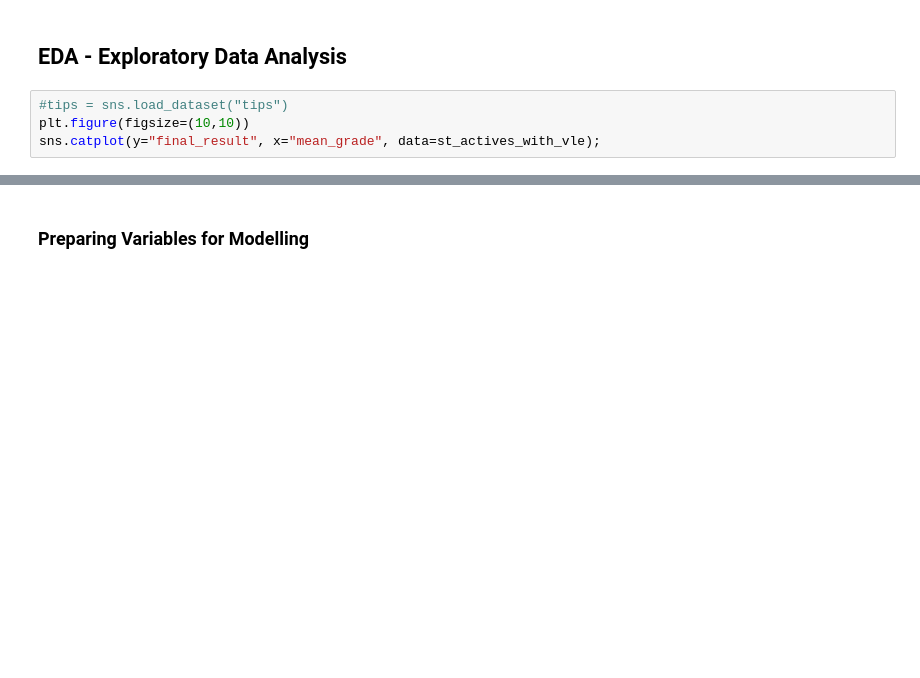
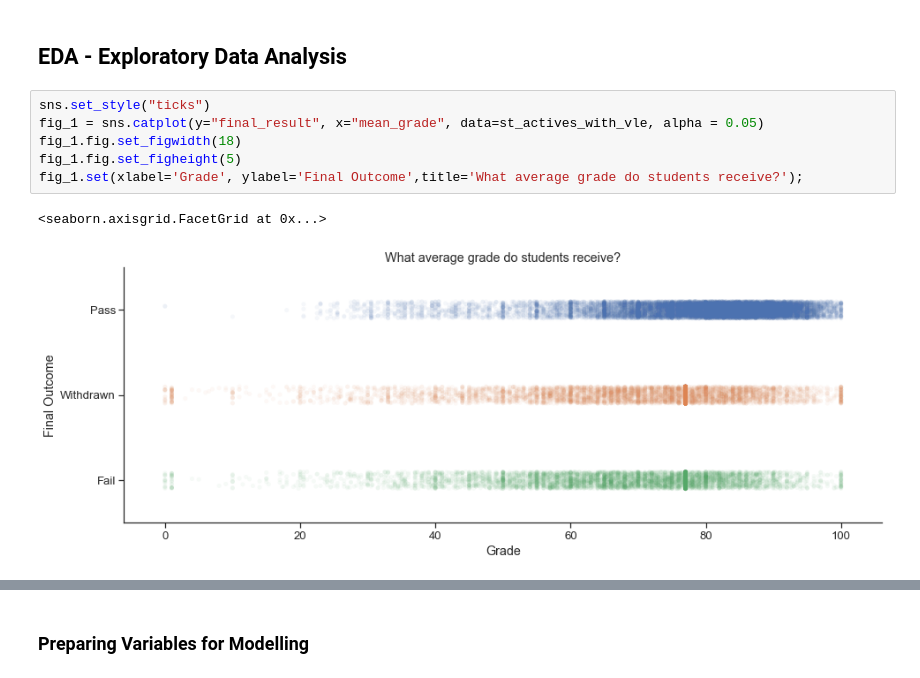
Before and after one commit to nikolholicka/curriculum, a Jupyter notebook: mod6/project_ideas/project_idea_2.ipynb, the cells around one changed output, grey strips where cells are left out. Cells and saved outputs as stored; diff of their text form; blank space fills up the shorter version.

```diff
--- a/mod6/project_ideas/project_idea_2.ipynb
+++ b/mod6/project_ideas/project_idea_2.ipynb
@@ -479,7 +479,12 @@ st_actives_with_vle.head()
 | 4 | AAA | 2013J | 32885 | F | West Midlands Region | Lower Than A Level | 50-60% | 0-35 | ... |
 # %% [markdown]
 ## EDA - Exploratory Data Analysis
-# %%
-#tips = sns.load_dataset("tips")
-plt.figure(figsize=(10,10))
-sns.catplot(y="final_result", x="mean_grade", data=st_actives_with_vle);
+# %%
+sns.set_style("ticks")
+fig_1 = sns.catplot(y="final_result", x="mean_grade", data=st_actives_with_vle, alpha = 0.05)
+fig_1.fig.set_figwidth(18)
+fig_1.fig.set_figheight(5)
+fig_1.set(xlabel='Grade', ylabel='Final Outcome',title='What average grade do students receive?');
+# %% [output]
+<seaborn.axisgrid.FacetGrid at 0x...>
+[figure, added]
```
Also changed, not shown: parts of 9 cells of this notebook.
